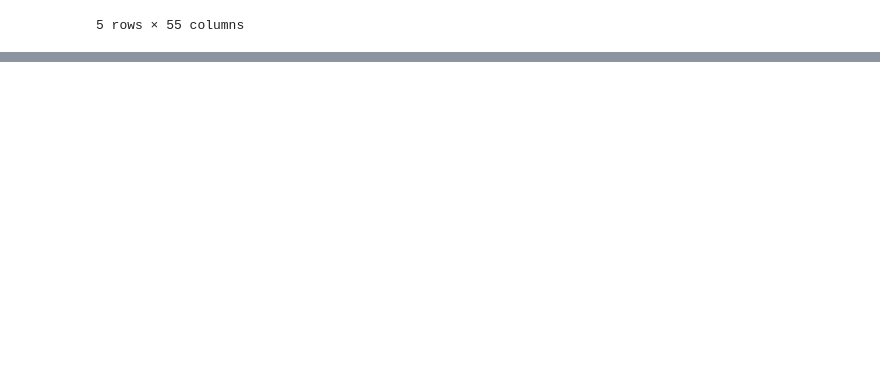
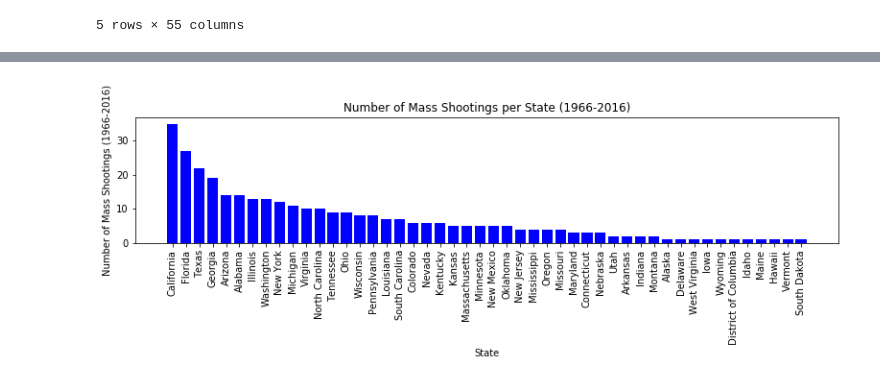
Before and after one commit to yuanyuans29/mass_shooting_analysis, a Jupyter notebook: Shootings_Data.ipynb, the cells around one changed output, grey strips where cells are left out. Cells and saved outputs as stored; diff of their text form; code cells hidden in the pictures; blank space fills up the shorter version.

```diff
--- a/Shootings_Data.ipynb
+++ b/Shootings_Data.ipynb
@@ -11,6 +151,6 @@ gmaps.configure(api_key=gkey)
 # %%
-shootings_df = pd.read_csv("Stanford_MSA_Shooting.csv")
-shootings_df.head()
+shootings_ms_df = pd.read_csv("Stanford_MSA_Shooting.csv")
+shootings_ms_df.head()
 # %% [output]
 |  | CaseID | Title | Location | City | State | Latitude | Longitude | Number of Civilian Fatalities | ... |
 | 0 | 1 | University of Texas at Austin | Austin, Texas | Austin | Texas | 30.198887 | -97.844159 | 15 | ... |
@@ -21,0 +180,14 @@ shootings_df.head()
+# %%
+#combine the lat. and long. into one column
+shootings_ms_df["Location"] = (shootings_ms_df["Latitude"]).astype(str)+','+ shootings_ms_df["Longitude"].astype(str)
+
+#Create new column with total number of victim fatalitites
+shootings_ms_df["Total Number of Victim Fatalities"] = shootings_ms_df["Number of Civilian Fatalities"] + shootings_ms_df["Number of Enforcement Fatalities"]
+
+#Rearrange column order
+shootings_ms_df = shootings_ms_df[["Title", "City", "State", "Location", "Number of Civilian Fatalities",
+                    "Number of Civilian Injured", "Number of Enforcement Fatalities",
+                    "Number of Enforcement Injured", "Total Number of Victim Fatalities", "Total Number of Victims",
+                    "Date", "Type of Gun - General",
+                    "Total Number of Guns", "Relationship to Incident Location"]]
+shootings_ms_df
@@ -21,0 +213,32 @@ shootings_df.head()
+# %%
+#count number of mass shooting per state
+s = shootings_ms_df["State"].value_counts()
+s_df = pd. DataFrame(s)
+
+#reset index
+s_df.reset_index(inplace=True)
+
+#rename column header
+s_df.rename(columns ={"index":"State","State":"Number of Mass Shootings"},inplace=True)
+
+#plot bar graph to show number of mass shootings per state
+x =s_df["State"]
+y =s_df["Number of Mass Shootings"]
+
+plt.figure(figsize=(11, 4))
+plt.bar(x,y,color ="b",width=0.8, align="center")
+
+#add x labels, y labels, title
+plt.xlabel("State")
+plt.ylabel("Number of Mass Shootings (1966-2016)")
+plt.title("Number of Mass Shootings per State (1966-2016)")
+
+#rotate x-axis to display name of states vertically
+plt.xticks(rotation=90)
+plt.tight_layout()
+#save image
+plt.savefig("shootings_by_state_bar_chart.png")
+#show fig
+plt.show()
+# %% [output]
+[figure, added]
```
Also changed, not shown: parts of 29 cells of this notebook.
